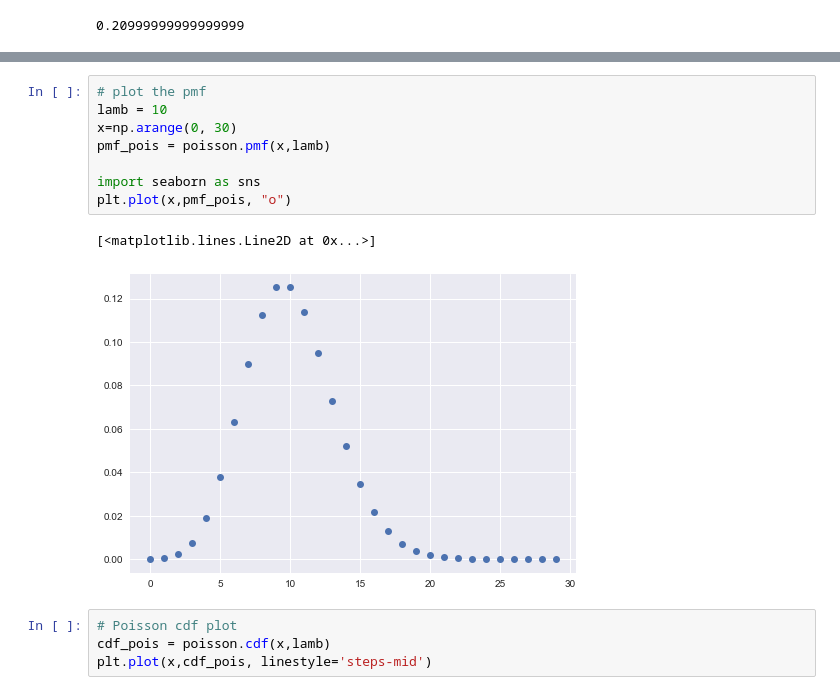
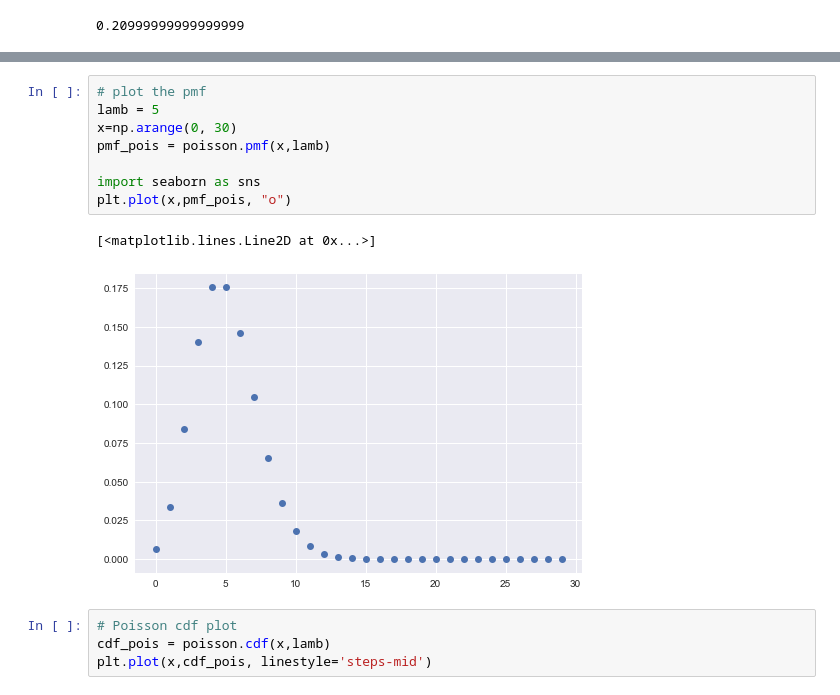
Before and after one commit to vtshen/STAT4705, a Jupyter notebook: Rcode/Distributions Demo.ipynb, the cells around one changed output, grey strips where cells are left out. Drawn from its saved outputs; the diff is of its cells as text.

```diff
--- a/Rcode/Distributions Demo.ipynb
+++ b/Rcode/Distributions Demo.ipynb
@@ -283,14 +310,14 @@ geom.pmf(x, prob)
 # %%
 # plot the pmf
-lamb = 10
+lamb = 5
 x=np.arange(0, 30)
 pmf_pois = poisson.pmf(x,lamb)
 
 import seaborn as sns
 plt.plot(x,pmf_pois, "o")
 # %% [output]
 [<matplotlib.lines.Line2D at 0x...>]
-[figure, old version]
+[figure, new version]
 # %%
 # Poisson cdf plot
 cdf_pois = poisson.cdf(x,lamb)
```
Also changed, not shown: parts of 8 cells of this notebook, 1 other file.
